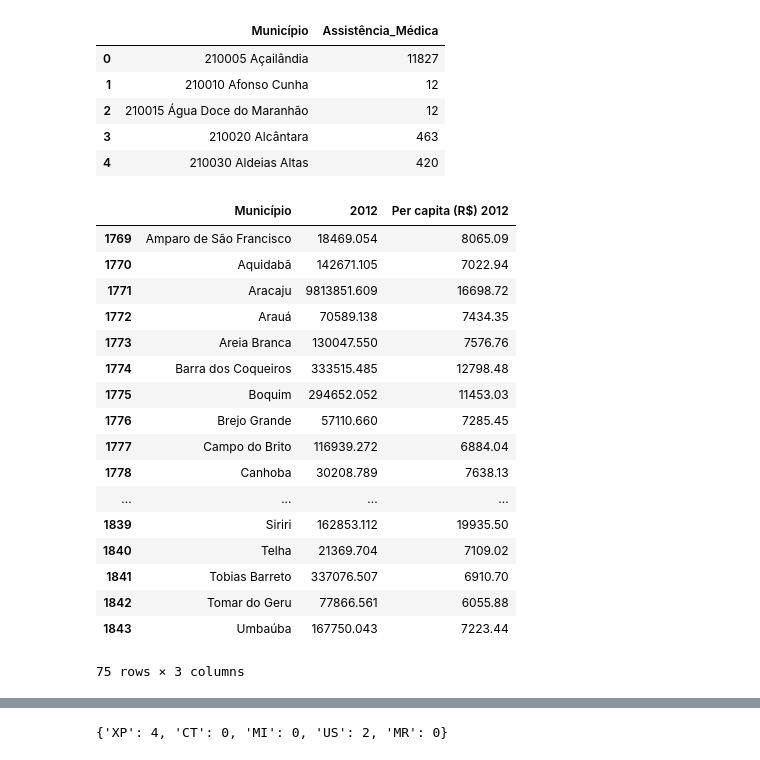
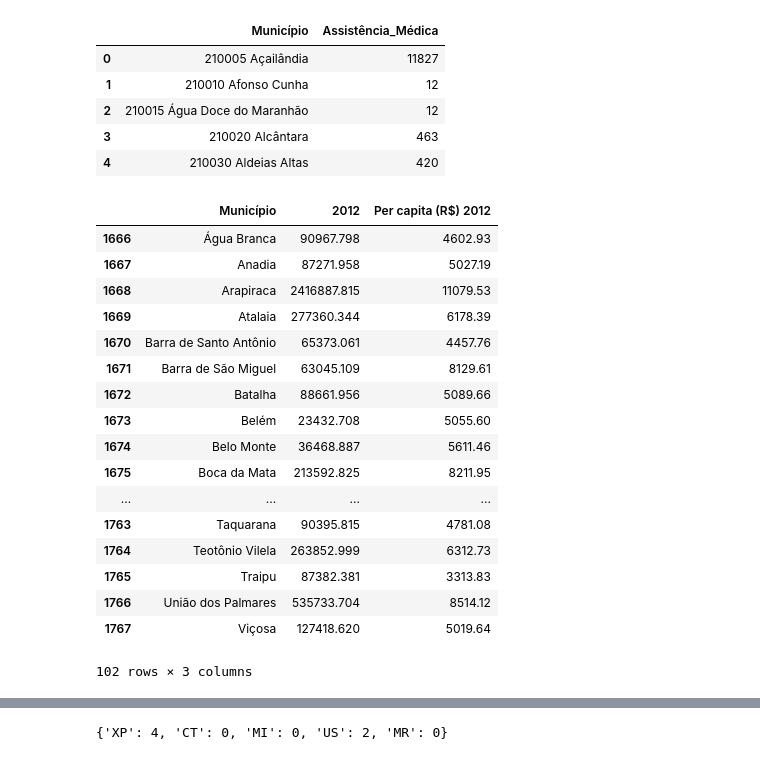
Before and after one commit to andersonberg/Ibge-scrapy, a Jupyter notebook: Cobertura NE.ipynb, the cells around one changed output, grey strips where cells are left out. Drawn from its saved outputs; the diff is of its cells as text; code cells hidden in the pictures.

```diff
--- a/Cobertura NE.ipynb
+++ b/Cobertura NE.ipynb
@@ -26,26 +26,26 @@ ans.head()
 | 3 | 210020 Alcântara | 463 |
 | 4 | 210030 Aldeias Altas | 420 |
 # %%
-pib = pd.read_excel("PIBMunicipal2008-2012.xlsx", header=5, parse_cols="A,F,G")
+pib = pd.read_excel("Planilhas/PIBMunicipal2008-2012.xlsx", header=5, parse_cols="A,F,G")
 # Ajustar o slide para o Estado sendo processado
-pib = pib[1769:1844]
+pib = pib[1666:1768]
 pib
 # %% [output]
 |  | Município | 2012 | Per capita (R$) 2012 |
-| 1769 | Amparo de São Francisco | 18469.054 | 8065.09 |
-| 1770 | Aquidabã | 142671.105 | 7022.94 |
-| 1771 | Aracaju | 9813851.609 | 16698.72 |
-| 1772 | Arauá | 70589.138 | 7434.35 |
-| 1773 | Areia Branca | 130047.550 | 7576.76 |
-| 1774 | Barra dos Coqueiros | 333515.485 | 12798.48 |
-| 1775 | Boquim | 294652.052 | 11453.03 |
-| 1776 | Brejo Grande | 57110.660 | 7285.45 |
-| 1777 | Campo do Brito | 116939.272 | 6884.04 |
-| 1778 | Canhoba | 30208.789 | 7638.13 |
+| 1666 | Água Branca | 90967.798 | 4602.93 |
+| 1667 | Anadia | 87271.958 | 5027.19 |
+| 1668 | Arapiraca | 2416887.815 | 11079.53 |
+| 1669 | Atalaia | 277360.344 | 6178.39 |
+| 1670 | Barra de Santo Antônio | 65373.061 | 4457.76 |
+| 1671 | Barra de São Miguel | 63045.109 | 8129.61 |
+| 1672 | Batalha | 88661.956 | 5089.66 |
+| 1673 | Belém | 23432.708 | 5055.60 |
+| 1674 | Belo Monte | 36468.887 | 5611.46 |
+| 1675 | Boca da Mata | 213592.825 | 8211.95 |
 | ... | ... | ... | ... |
-| 1839 | Siriri | 162853.112 | 19935.50 |
-| 1840 | Telha | 21369.704 | 7109.02 |
-| 1841 | Tobias Barreto | 337076.507 | 6910.70 |
-| 1842 | Tomar do Geru | 77866.561 | 6055.88 |
-| 1843 | Umbaúba | 167750.043 | 7223.44 |
+| 1763 | Taquarana | 90395.815 | 4781.08 |
+| 1764 | Teotônio Vilela | 263852.999 | 6312.73 |
+| 1765 | Traipu | 87382.381 | 3313.83 |
+| 1766 | União dos Palmares | 535733.704 | 8514.12 |
+| 1767 | Viçosa | 127418.620 | 5019.64 |
-75 rows × 3 columns
+102 rows × 3 columns
```
Also changed, not shown: parts of 5 cells of this notebook, 20 other files.
